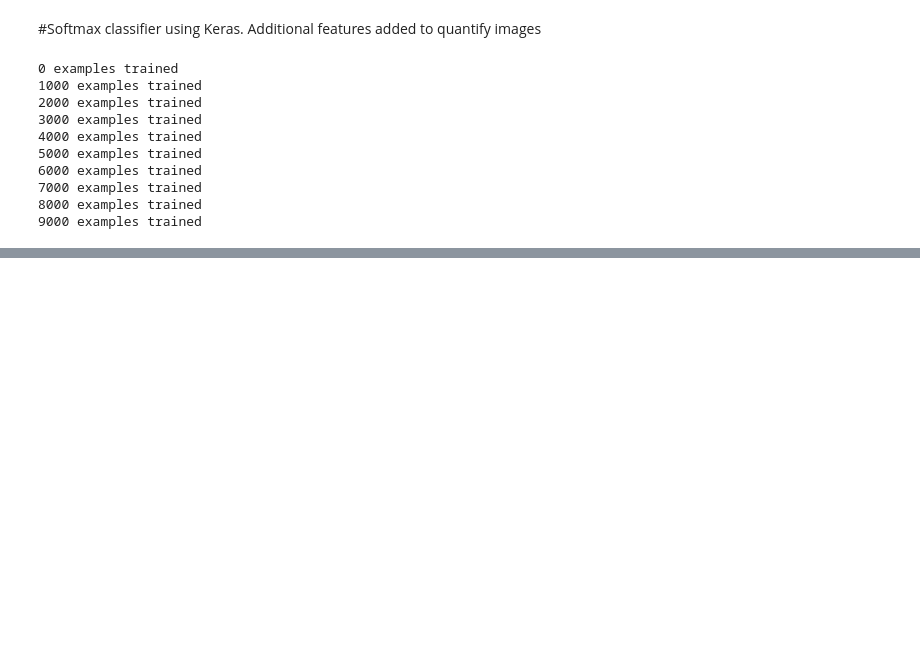
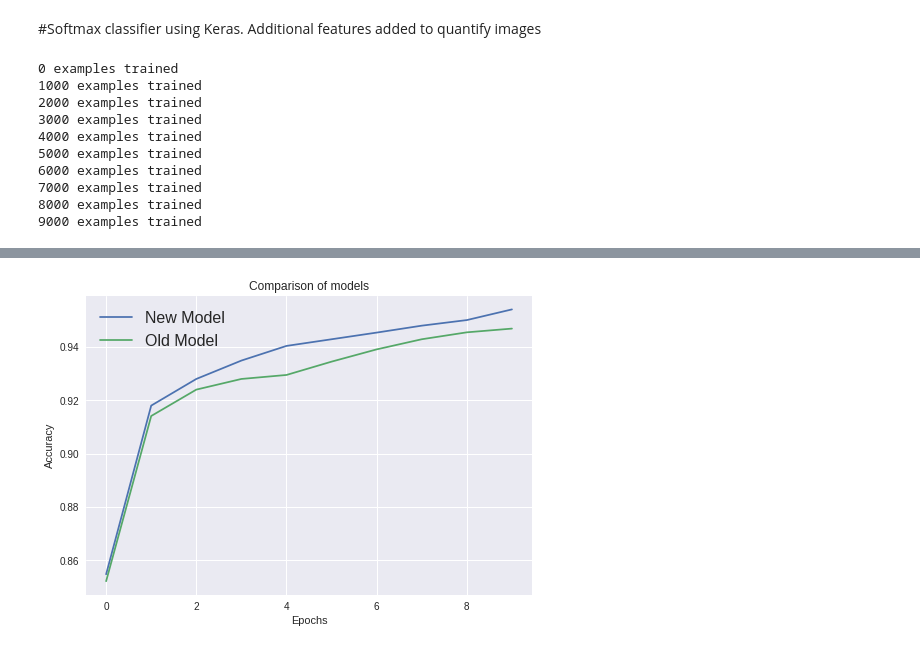
Before and after one commit to danielelbrecht/CAP5610-HW-1, a Jupyter notebook: CAP5610_HW1Problem5.ipynb, the cells around one changed output, grey strips where cells are left out. Cells and saved outputs as stored; diff of their text form; code cells hidden in the pictures; blank space fills up the shorter version.

Commit message:
Problem complete - Included graph to compare models

```diff
--- a/CAP5610_HW1Problem5.ipynb
+++ b/CAP5610_HW1Problem5.ipynb
@@ -126,10 +126,10 @@ model2.compile(optimizer = tf.train.AdamOptimizer(learning_rate),
 # %%
 #Training
 
-model.fit(train_images_modified_array, train_labels[0:10000], epochs = epochs, batch_size = batch_size)
+new_model = model.fit(train_images_modified_array, train_labels[0:10000], epochs = epochs, batch_size = batch_size)
 
 
 #Traning of other model for comparison
-model2.fit(train_images[0:10000], train_labels[0:10000], epochs = epochs, batch_size = batch_size)
+old_model = model2.fit(train_images[0:10000], train_labels[0:10000], epochs = epochs, batch_size = batch_size)
 # %% [output]
 Epoch 1/10
@@ -152,0 +152,19 @@ Epoch 10/10
+# %%
+#Compare accuracy of models
+
+import matplotlib as mpl
+import matplotlib.pyplot as plt
+
+index = []
+for i in range(epochs):
+  index.append(i)
+
+plt.plot(index, new_model.history['acc'], label = "New Model")
+plt.plot(index, old_model.history['acc'], label = "Old Model")
+plt.legend(loc="upper left", fontsize=16)
+plt.xlabel("Epochs")
+plt.ylabel("Accuracy")
+plt.title("Comparison of models")
+plt.show()
+# %% [output]
+[figure, added]
```
Also changed, not shown: parts of 1 cell of this notebook.
